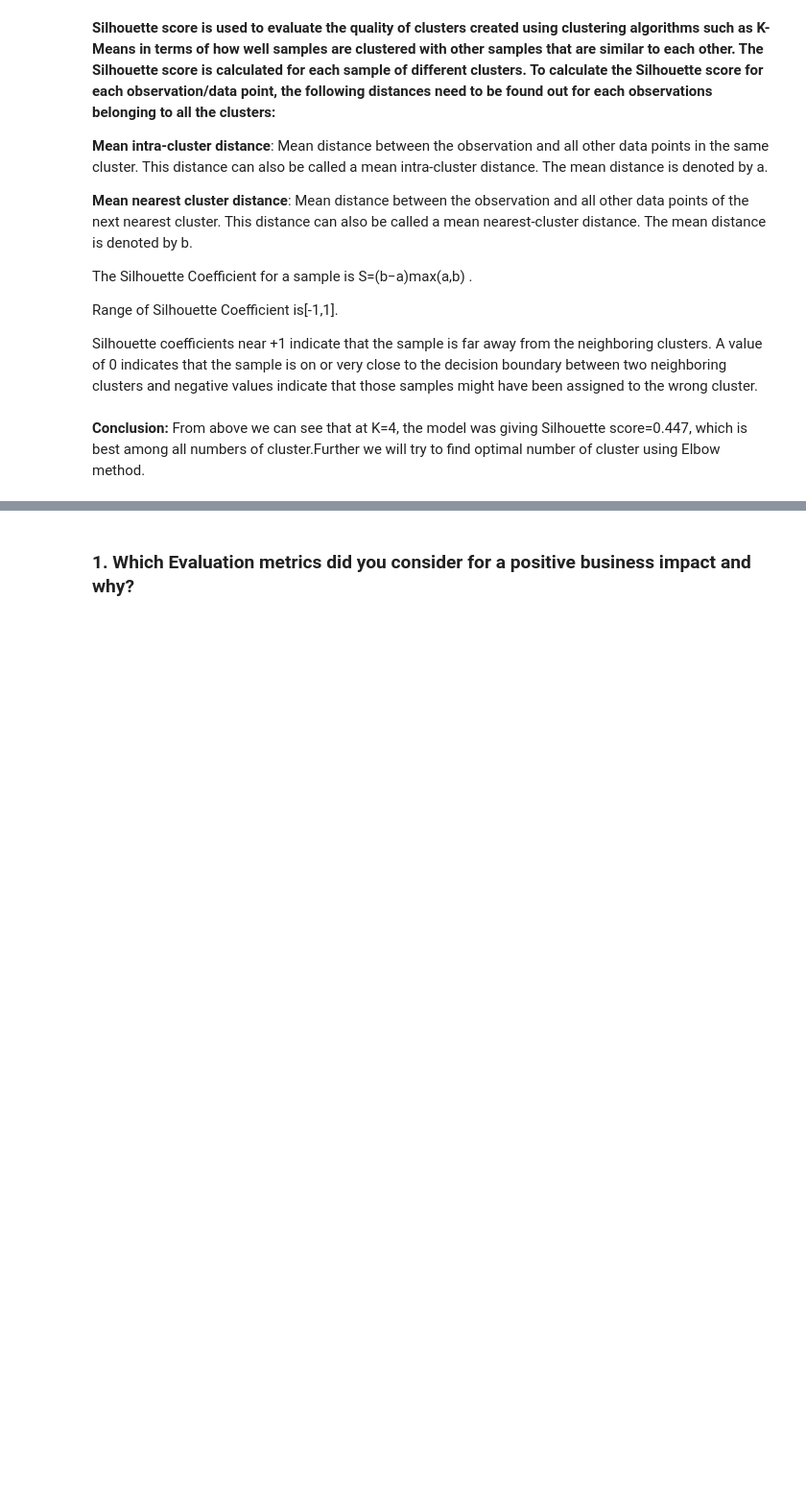
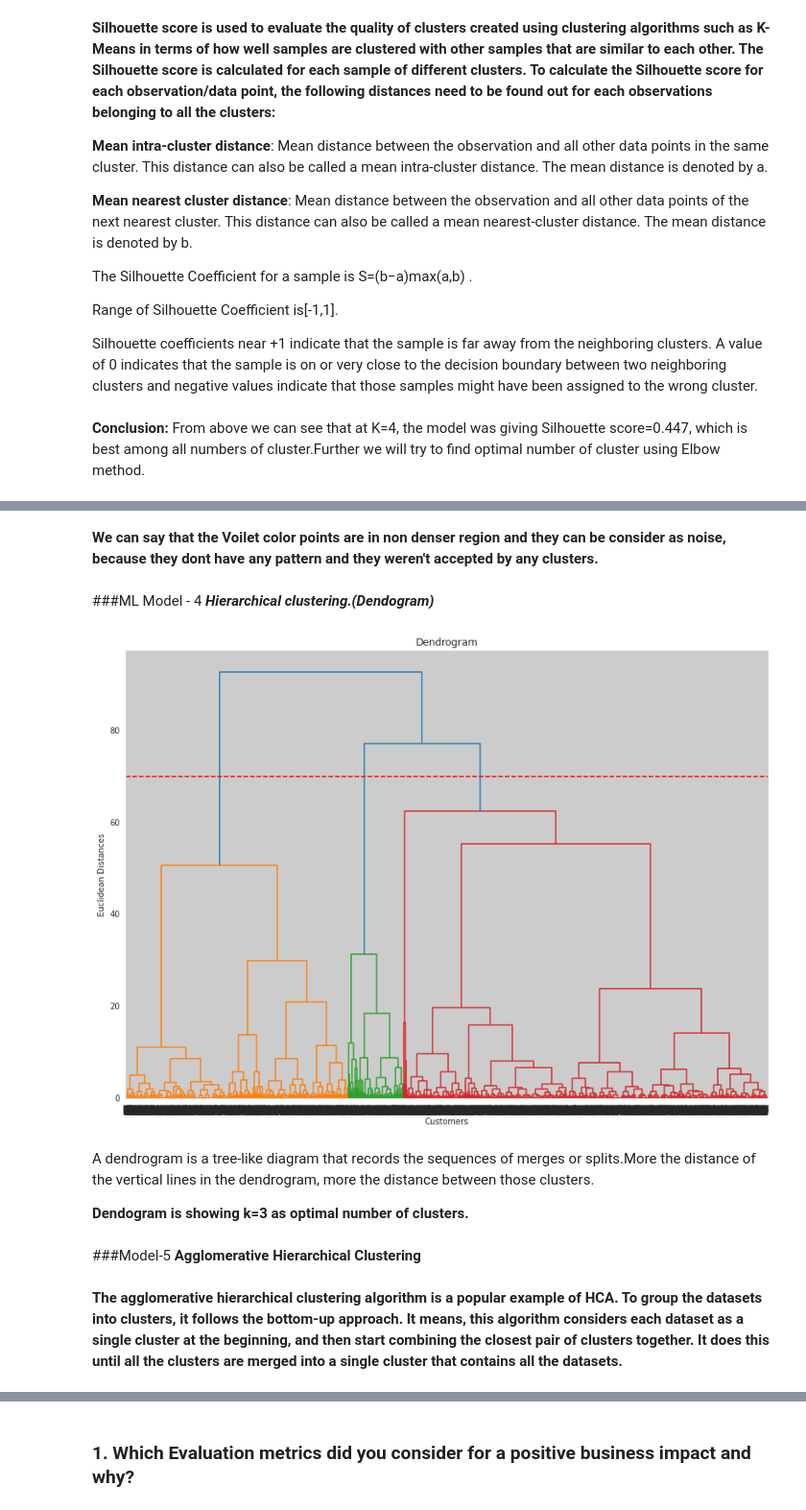
Before and after one commit to Asif-PA/NetflixMovies-TVShowsClustering, a Jupyter notebook: Asif_NetflixMovies&TVShowsClustering.ipynb, the cells around one changed output, grey strips where cells are left out. Shown at 96% size. Saved outputs shown, nothing was run; the diff lists cells and outputs as text; code cells hidden in the pictures; blank space fills up the shorter version.

```diff
--- a/Asif_NetflixMovies&TVShowsClustering.ipynb
+++ b/Asif_NetflixMovies&TVShowsClustering.ipynb
@@ -1620,0 +1613,24 @@ Answer Here.
+# %% [markdown]
+**We can say that the Voilet color points are in non denser region and they can be consider as noise, because they dont have any pattern and they weren't accepted by any clusters.**
+# %% [markdown]
+###ML Model - 4 ***Hierarchical clustering.(Dendogram)***
+# %%
+# Using the dendogram to find the optimal number of clusters
+import scipy.cluster.hierarchy as sch
+plt.figure(figsize=(14,10))
+dendrogram = sch.dendrogram(sch.linkage(X, method = 'ward'))
+plt.axhline(y=70, color='r', linestyle='--')
+plt.title('Dendrogram')
+plt.xlabel('Customers')
+plt.ylabel('Euclidean Distances')
+plt.show() # find largest vertical distance we can make without crossing any other horizontal line
+# %% [output]
+[figure, added]
+# %% [markdown]
+A dendrogram is a tree-like diagram that records the sequences of merges or splits.More the distance of the vertical lines in the dendrogram, more the distance between those clusters.
+
+**Dendogram is showing k=3 as optimal number of clusters.**
+# %% [markdown]
+###Model-5 **Agglomerative Hierarchical Clustering**
+# %% [markdown]
+**The agglomerative hierarchical clustering algorithm is a popular example of HCA. To group the datasets into clusters, it follows the bottom-up approach. It means, this algorithm considers each dataset as a single cluster at the beginning, and then start combining the closest pair of clusters together. It does this until all the clusters are merged into a single cluster that contains all the datasets.**
```
Also changed, not shown: parts of 57 cells of this notebook.
